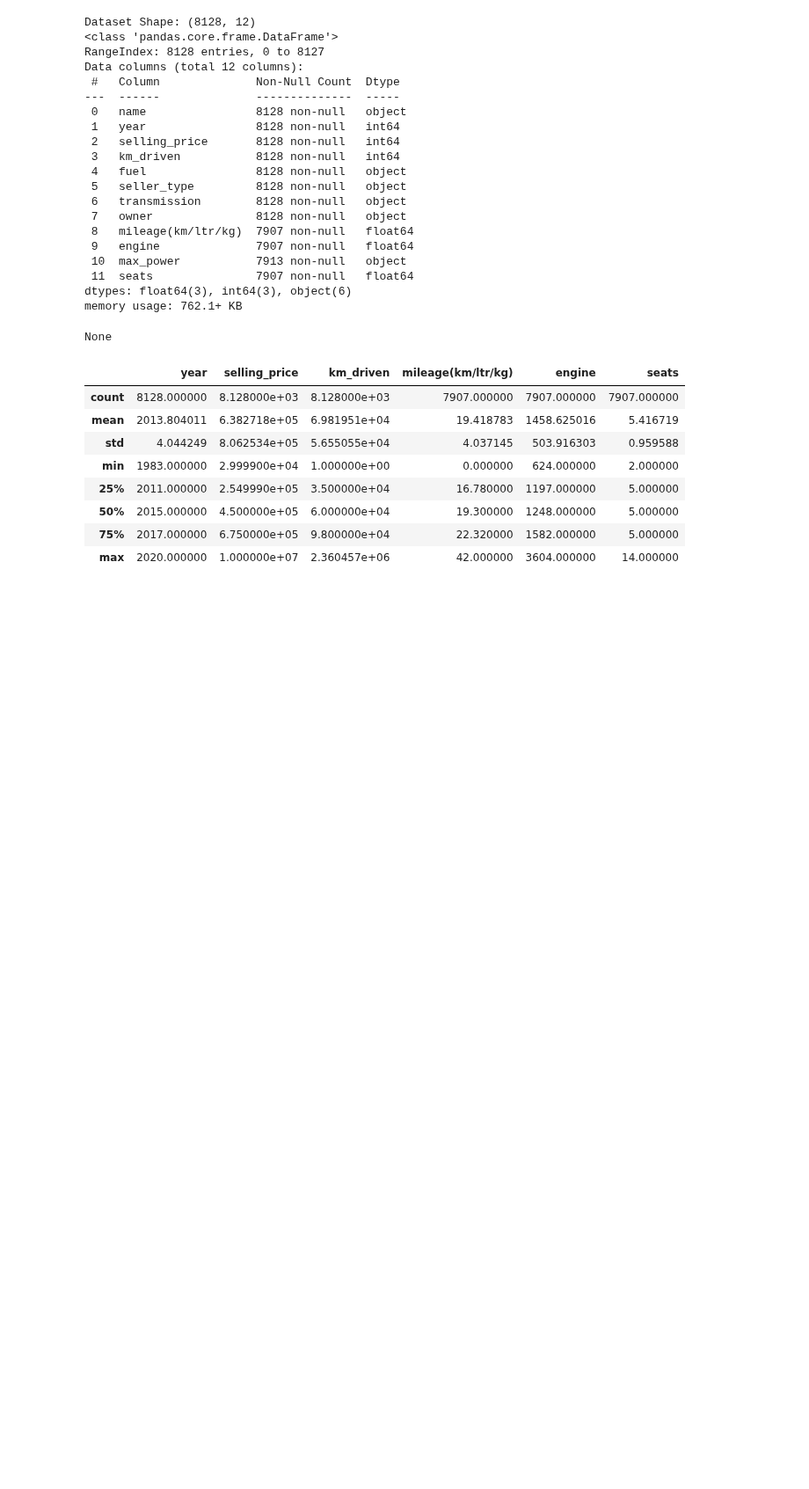
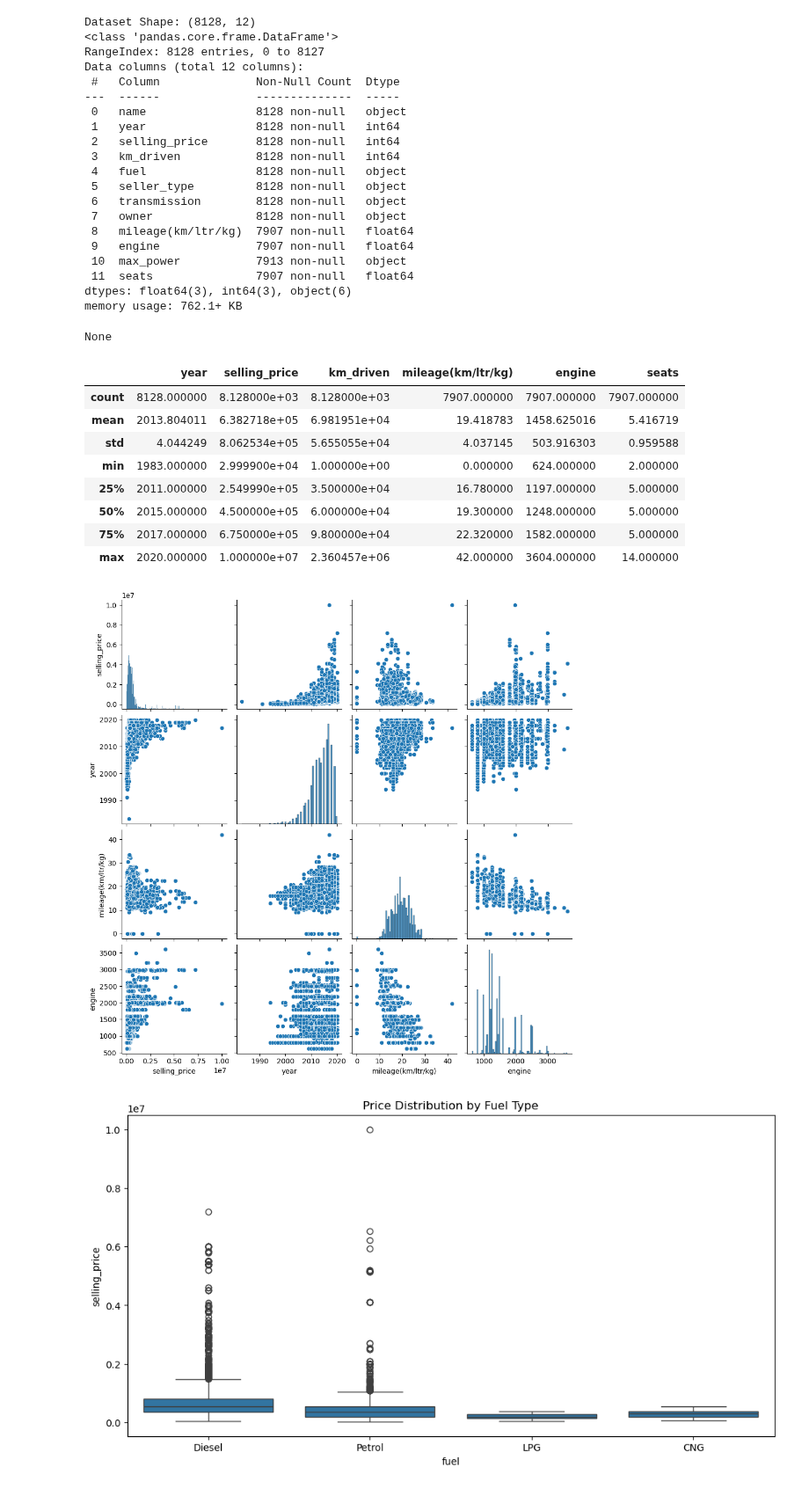
Before and after one commit to KeneanDita/Exploratory-Data-Analysis-EDA-, a Jupyter notebook: Car_Price_eda.ipynb, the cells around one changed output. Shown at 88% size. Saved outputs shown, nothing was run; the diff lists cells and outputs as text; code cells hidden in the pictures; blank space fills up the shorter version.

Commit message:
Plots and ecported images of the EDA

```diff
--- a/Car_Price_eda.ipynb
+++ b/Car_Price_eda.ipynb
@@ -53,3 +53,19 @@ None
 | 50% | 2015.000000 | 4.500000e+05 | 6.000000e+04 | 19.300000 | 1248.000000 | 5.000000 |
 | 75% | 2017.000000 | 6.750000e+05 | 9.800000e+04 | 22.320000 | 1582.000000 | 5.000000 |
 | max | 2020.000000 | 1.000000e+07 | 2.360457e+06 | 42.000000 | 3604.000000 | 14.000000 |
+# %%
+sns.pairplot(data[['selling_price', 'year', 'mileage(km/ltr/kg)', 'engine']])
+plt.show()
+
+plt.figure(figsize=(12, 6))
+# sns.heatmap(data.corr(), annot=True, cmap='coolwarm', fmt='.2f')
+# plt.title('Correlation Heatmap')
+# plt.show()
+
+sns.boxplot(x='fuel', y='selling_price', data=data)
+plt.title('Price Distribution by Fuel Type')
+plt.savefig('Price Distribution', dpi=300)
+plt.show()
+# %% [output]
+[figure, added]
+[figure, added]
```
Also changed, not shown: 2 other files.
